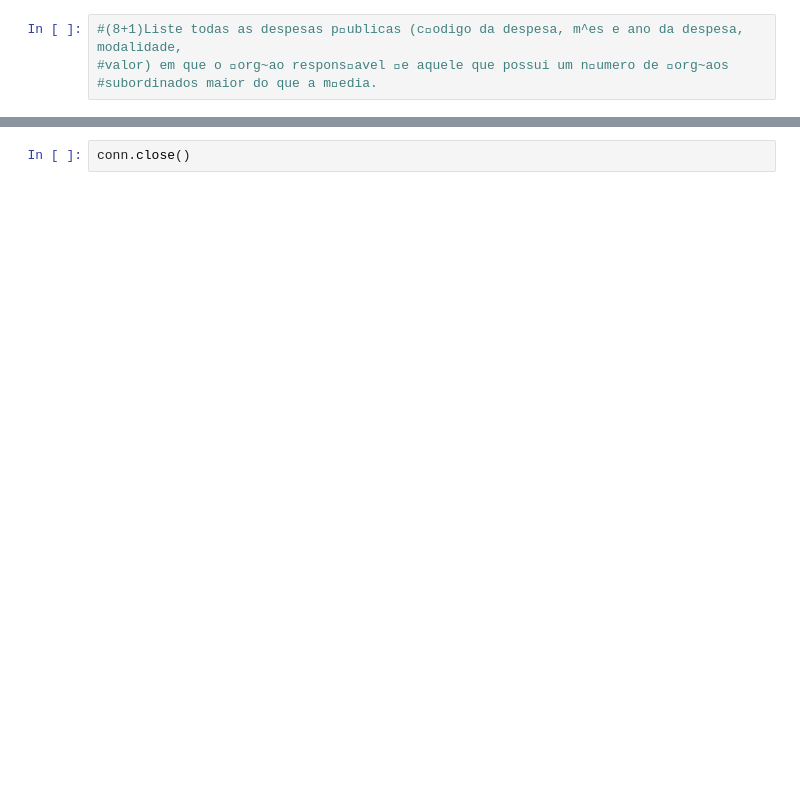
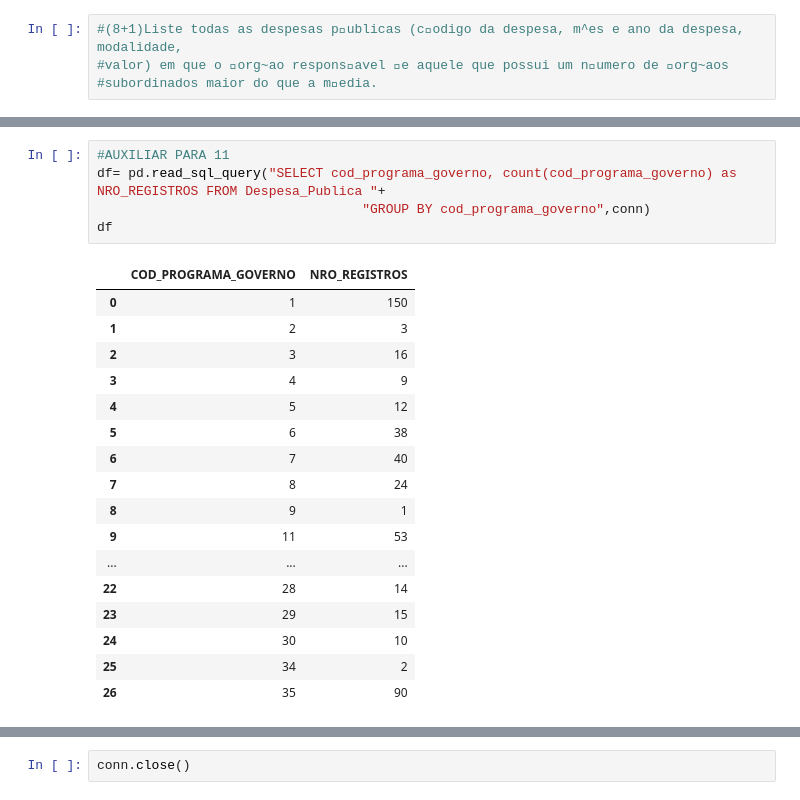
Before and after one commit to FelipeGuimaraes42/TP1-IBD, a Jupyter notebook: notebook.ipynb, the cells around one changed output, grey strips where cells are left out. Cells and saved outputs as stored; diff of their text form; blank space fills up the shorter version.

```diff
--- a/notebook.ipynb
+++ b/notebook.ipynb
@@ -108 +126,24 @@ df
+# %%
+#AUXILIAR PARA 11
+df= pd.read_sql_query("SELECT cod_programa_governo, count(cod_programa_governo) as NRO_REGISTROS FROM Despesa_Publica "+
+                                  "GROUP BY cod_programa_governo",conn)
+df
+# %% [output]
+|  | COD_PROGRAMA_GOVERNO | NRO_REGISTROS |
+| 0 | 1 | 150 |
+| 1 | 2 | 3 |
+| 2 | 3 | 16 |
+| 3 | 4 | 9 |
+| 4 | 5 | 12 |
+| 5 | 6 | 38 |
+| 6 | 7 | 40 |
+| 7 | 8 | 24 |
+| 8 | 9 | 1 |
+| 9 | 11 | 53 |
+| ... | ... | ... |
+| 22 | 28 | 14 |
+| 23 | 29 | 15 |
+| 24 | 30 | 10 |
+| 25 | 34 | 2 |
+| 26 | 35 | 90 |
 # %%
```
Also changed, not shown: parts of 8 cells of this notebook.
